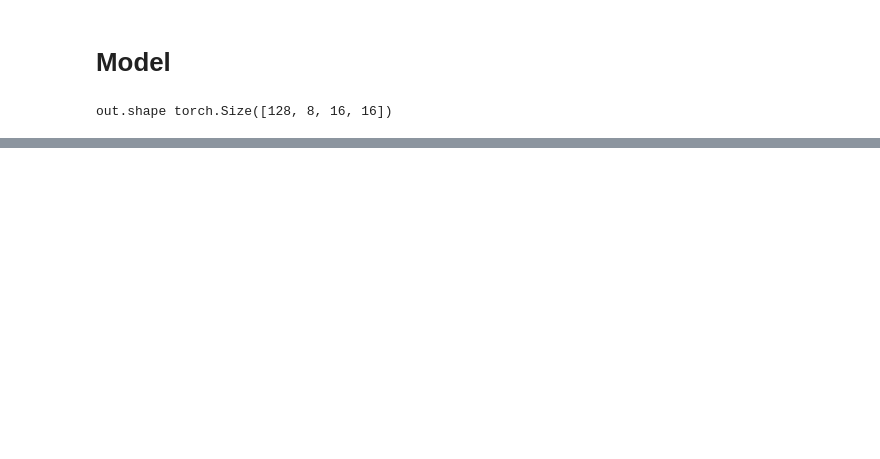
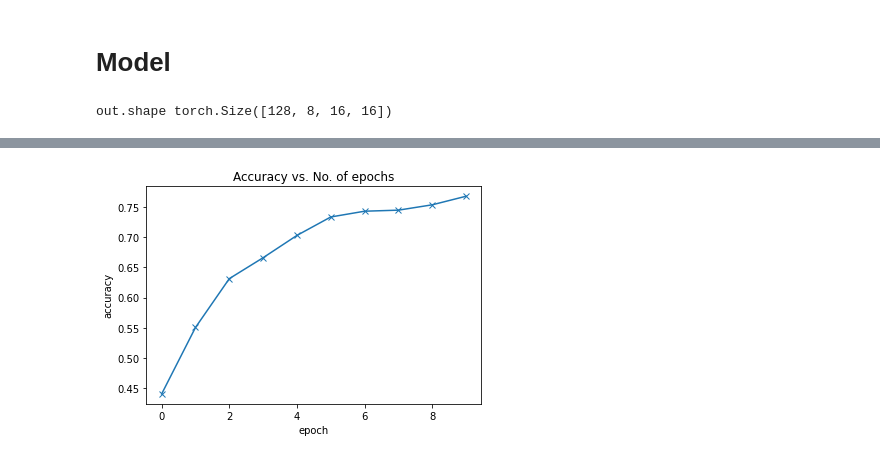
Before and after one commit to LinLinLinzp/DL_with_PyTorch, a Jupyter notebook: 05_cifar10_cnn.ipynb, the cells around one changed output, grey strips where cells are left out. Cells and saved outputs as stored; diff of their text form; code cells hidden in the pictures; blank space fills up the shorter version.

```diff
--- a/05_cifar10_cnn.ipynb
+++ b/05_cifar10_cnn.ipynb
@@ -219,0 +249,25 @@ out[0]: tensor([-0.0384,  0.0251,  0.0055, -0.0072,  0.0252,  0.0331, -0.0310, -
+# %%
+def evaluate(model, val_dl):
+    model.eval()
+    outputs = [model.validation_step(batch) for batch in val_dl]
+    return model.validation_step_end(outputs)
+# %%
+def fit(epochs, lr, model, train_dl, val_dl, opt_fun = torch.optim.SGD):
+    history = []
+    optimizer = opt_fun(model.parameters(), lr)
+    for epoch in range(epochs):
+        # Train
+        model.train()
+        train_losses = []
+        for batch in train_dl:
+            loss = model.training_step(batch)
+            train_losses.append(loss)
+            loss.backward()
+            optimizer.step()
+            optimizer.zero_grad()
+        # Validation
+        result = evaluate(model, val_dl)
+        result['train_loss'] = torch.stack(train_losses).mean().item()
+        model.epoch_end(epoch, result)
+        history.append(result)
+    return history
@@ -219,0 +298,6 @@ out[0]: tensor([-0.0384,  0.0251,  0.0055, -0.0072,  0.0252,  0.0331, -0.0310, -
+# %%
+num_epochs = 10
+opt_func = torch.optim.Adam
+lr = 0.001
+# %%
+history = fit(num_epochs, lr, model, train_dl, val_dl, opt_func)
@@ -219,0 +315,8 @@ out[0]: tensor([-0.0384,  0.0251,  0.0055, -0.0072,  0.0252,  0.0331, -0.0310, -
+# %%
+accuracies = [x['val_acc'] for x in history]
+plt.plot(accuracies, '-x')
+plt.xlabel('epoch')
+plt.ylabel('accuracy')
+plt.title('Accuracy vs. No. of epochs');
+# %% [output]
+[figure, added]
```
Also changed, not shown: parts of 15 cells of this notebook.
